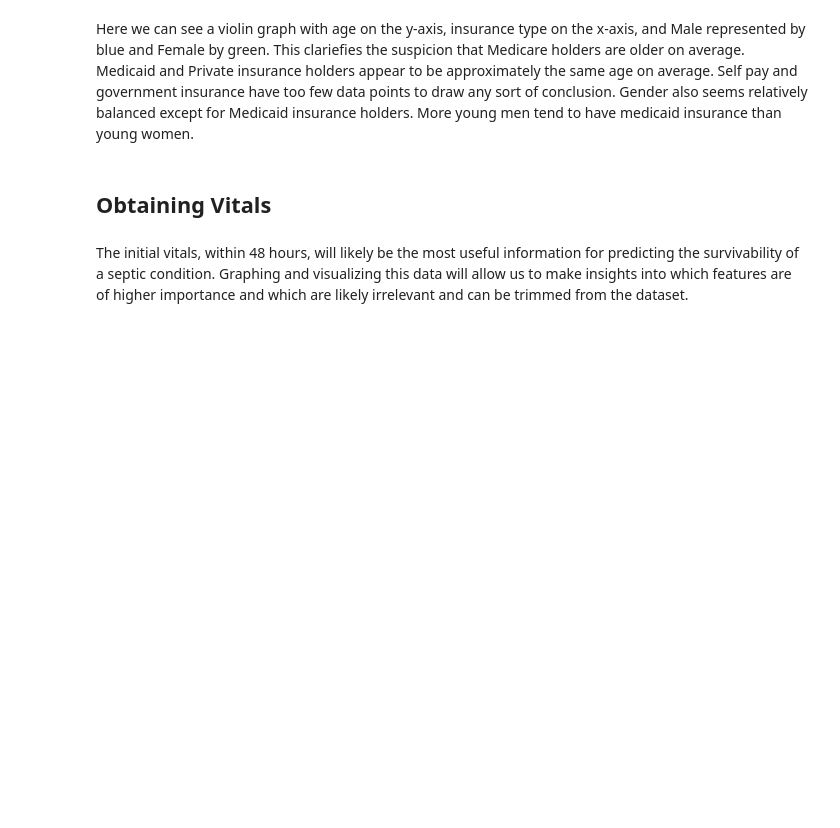
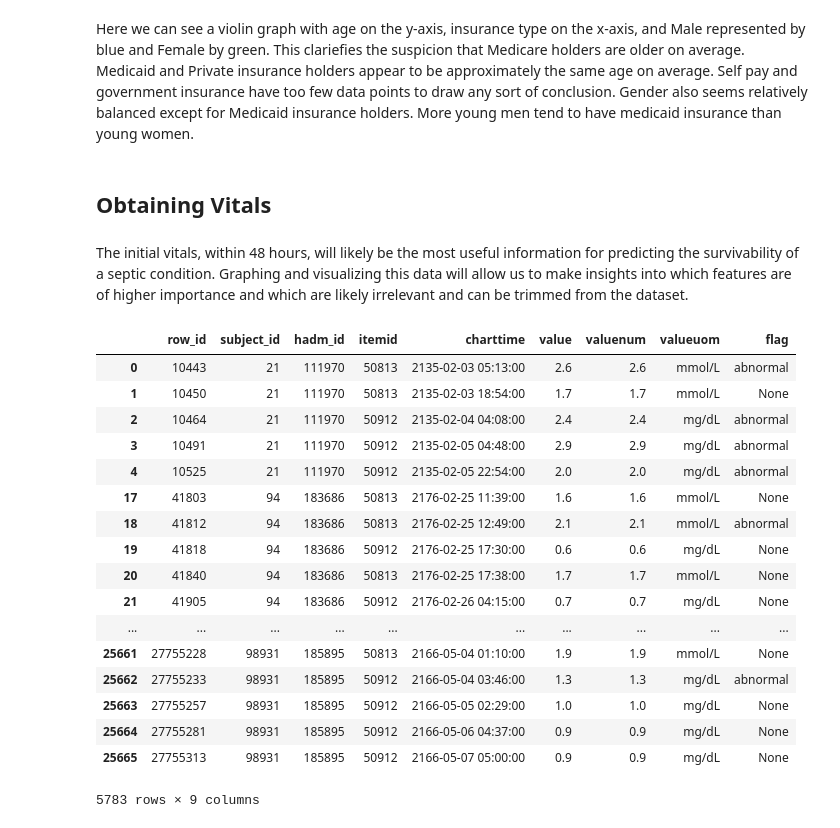
Before and after one commit to j-crowe/ICU_Survival_ML_Model_Comparison, a Jupyter notebook: Septic Feature Probe.ipynb, the cells around one changed output. Drawn from its saved outputs; the diff is of its cells as text; code cells hidden in the pictures; blank space fills up the shorter version.

Commit message:
vital comprehension partly done. need to handle dirty values and NaN values

```diff
--- a/Septic Feature Probe.ipynb
+++ b/Septic Feature Probe.ipynb
@@ -33,6 +33,7 @@ Base.prepare(engine, reflect=True, schema='mimiciii')
 # matching that of the table name.
 Admission = Base.classes.admissions
 Patient = Base.classes.patients
+LabEvent = Base.classes.labevents
 
 session = Session(engine)
 # %%
@@ -190,12 +191,41 @@ Here we can see a violin graph with age on the y-axis, insurance type on the x-a
 # %% [markdown]
 The initial vitals, within 48 hours, will likely be the most useful information for predicting the survivability of a septic condition. Graphing and visualizing this data will allow us to make insights into which features are of higher importance and which are likely irrelevant and can be trimmed from the dataset.
 # %%
-vital_ids = {   'respiration': 50827, # respiration rate
-                'creatinine': 51067,  # creatinine levels indicate kidney issues
-                'lactate': 50813,     # lactate levels indicate shock and cellular anirobic respiration
-                'CRP': 50889,         # C-reactive protein systemic inflammation
-                'WBC': 51300,         # White blood cell count indicates systemic reaction to infection
-                'BUN': 51006,         # Blood Urea Nitrogen indicates kidney issues
-                'ESR': 51288,         # erythrocyte sedimentation rate another inflammation test
-                'platelet': 51265,    # platelet count
-                'tempurature': 50825} # Tempurature is highly indicative of infection and/or immune response
+# vital_ids = {
+#                 'respiration': 50827, # respiration rate
+#                 'creatinine': 50912,  # creatinine levels indicate kidney issues
+#                 'lactate': 50813,     # lactate levels indicate shock and cellular anirobic respiration
+#                 'CRP': 50889,         # C-reactive protein systemic inflammation
+#                 'WBC': 51300,         # White blood cell count indicates systemic reaction to infection
+#                 'BUN': 51006,         # Blood Urea Nitrogen indicates kidney issues
+#                 'ESR': 51288,         # erythrocyte sedimentation rate another inflammation test
+#                 'platelet': 51265,    # decreased platelet counts parallel the severity of infection
+#                 'tempurature': 50825  # tempurature is highly indicative of infection and/or immune response
+#             }
+vital_ids = {50912: 'creatinine', 50813: 'lactate'}
+# %%
+
+patient_hadm_ids = patient_info.hadm_id.tolist()
+# Beautiful query /sarcasm
+lab_event_query = session.query(LabEvent).filter(LabEvent.hadm_id.in_(patient_hadm_ids)).filter(LabEvent.itemid.in_(vital_ids.keys()))
+
+lab_events = pd.read_sql(lab_event_query.statement, lab_event_query.session.bind).groupby('hadm_id')
+# %% [output]
+|  | row_id | subject_id | hadm_id | itemid | charttime | value | valuenum | valueuom | flag |
+| 0 | 10443 | 21 | 111970 | 50813 | 2135-02-03 05:13:00 | 2.6 | 2.6 | mmol/L | abnormal |
+| 1 | 10450 | 21 | 111970 | 50813 | 2135-02-03 18:54:00 | 1.7 | 1.7 | mmol/L | None |
+| 2 | 10464 | 21 | 111970 | 50912 | 2135-02-04 04:08:00 | 2.4 | 2.4 | mg/dL | abnormal |
+| 3 | 10491 | 21 | 111970 | 50912 | 2135-02-05 04:48:00 | 2.9 | 2.9 | mg/dL | abnormal |
+| 4 | 10525 | 21 | 111970 | 50912 | 2135-02-05 22:54:00 | 2.0 | 2.0 | mg/dL | abnormal |
+| 17 | 41803 | 94 | 183686 | 50813 | 2176-02-25 11:39:00 | 1.6 | 1.6 | mmol/L | None |
+| 18 | 41812 | 94 | 183686 | 50813 | 2176-02-25 12:49:00 | 2.1 | 2.1 | mmol/L | abnormal |
+| 19 | 41818 | 94 | 183686 | 50912 | 2176-02-25 17:30:00 | 0.6 | 0.6 | mg/dL | None |
+| 20 | 41840 | 94 | 183686 | 50813 | 2176-02-25 17:38:00 | 1.7 | 1.7 | mmol/L | None |
+| 21 | 41905 | 94 | 183686 | 50912 | 2176-02-26 04:15:00 | 0.7 | 0.7 | mg/dL | None |
+| ... | ... | ... | ... | ... | ... | ... | ... | ... | ... |
+| 25661 | 27755228 | 98931 | 185895 | 50813 | 2166-05-04 01:10:00 | 1.9 | 1.9 | mmol/L | None |
+| 25662 | 27755233 | 98931 | 185895 | 50912 | 2166-05-04 03:46:00 | 1.3 | 1.3 | mg/dL | abnormal |
+| 25663 | 27755257 | 98931 | 185895 | 50912 | 2166-05-05 02:29:00 | 1.0 | 1.0 | mg/dL | None |
+| 25664 | 27755281 | 98931 | 185895 | 50912 | 2166-05-06 04:37:00 | 0.9 | 0.9 | mg/dL | None |
+| 25665 | 27755313 | 98931 | 185895 | 50912 | 2166-05-07 05:00:00 | 0.9 | 0.9 | mg/dL | None |
+5783 rows × 9 columns
```
Also changed, not shown: parts of 2 cells of this notebook.
